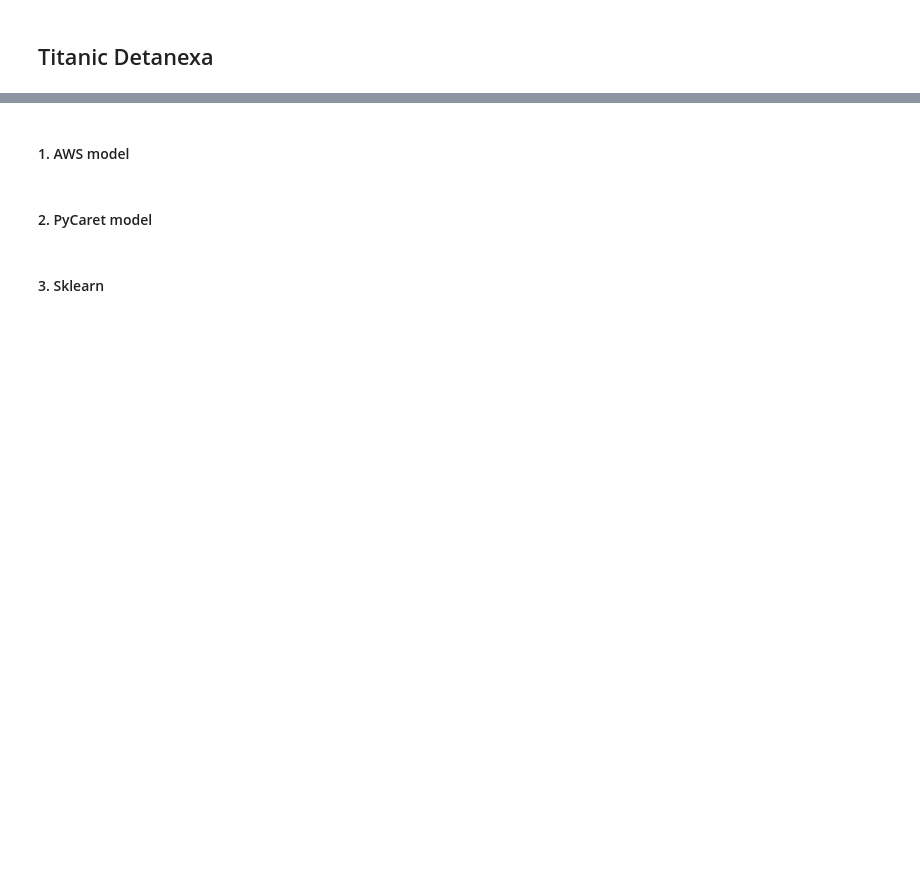
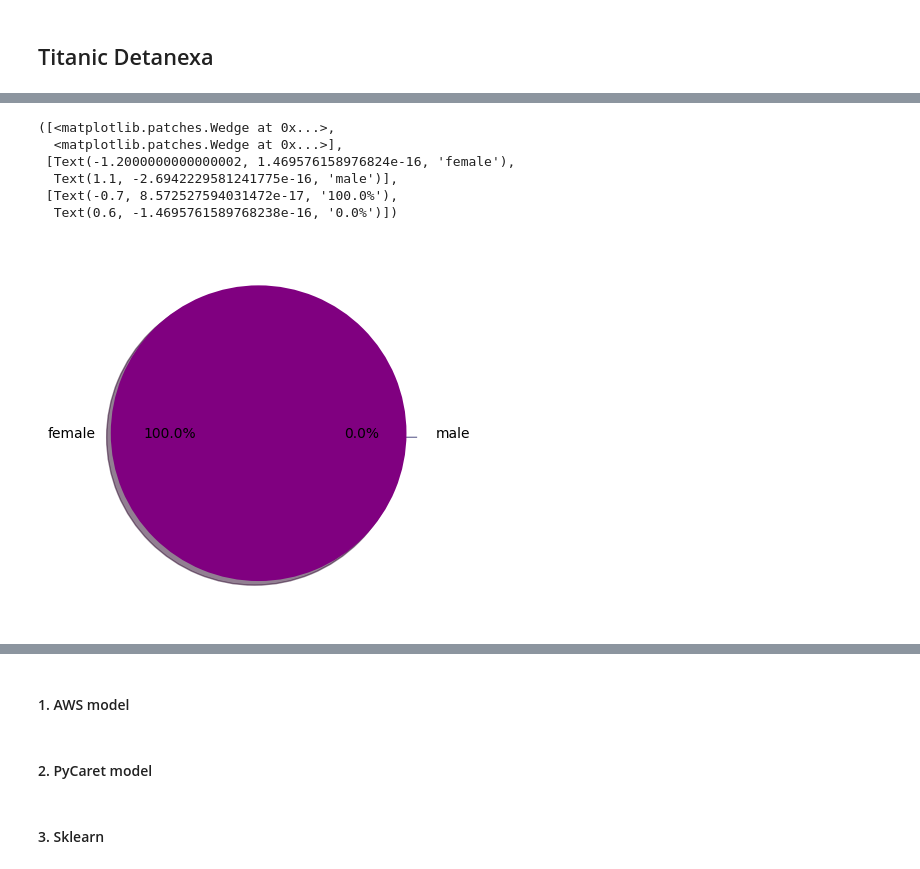
Before and after one commit to arthurbirate/DataNexa_Cloud_AI, a Jupyter notebook: Titanic DataNexa.ipynb, the cells around one changed output, grey strips where cells are left out. Drawn from its saved outputs; the diff is of its cells as text; code cells hidden in the pictures; blank space fills up the shorter version.

```diff
--- a/Titanic DataNexa.ipynb
+++ b/Titanic DataNexa.ipynb
@@ -2,0 +29,7 @@
+# %%
+import pandas as pd
+from matplotlib import pyplot as plt
+import numpy as np
+
+titanic_data = pd.read_csv('Titanic_data/titanic3.csv', sep=';')
+titanic_data.head(20)
@@ -2,0 +66,28 @@
+# %%
+# Pie chart showing how many male and female were on the titanic
+
+genders = titanic_data["sex"]
+
+female = []
+male = []
+
+for gender in genders:
+    if gender == "male":
+        male.append(gender)
+    else:
+        female.append(gender)
+labels = ["female","male"]
+count_female = np.array(len(female))
+count_male = np.array(len(male))
+plot_size = [count_female,count_male]
+explode = (0.1,0)
+fig,ax = plt.subplots()
+ax.pie(plot_size,labels=labels, explode = explode, autopct='%1.1f%%',colors=["purple","blue"],shadow=True)
+# %% [output]
+([<matplotlib.patches.Wedge at 0x...>,
+  <matplotlib.patches.Wedge at 0x...>],
+ [Text(-1.2000000000000002, 1.469576158976824e-16, 'female'),
+  Text(1.1, -2.6942229581241775e-16, 'male')],
+ [Text(-0.7, 8.572527594031472e-17, '100.0%'),
+  Text(0.6, -1.4695761589768238e-16, '0.0%')])
+[figure, added]
```
Also changed, not shown: parts of 10 cells of this notebook.
